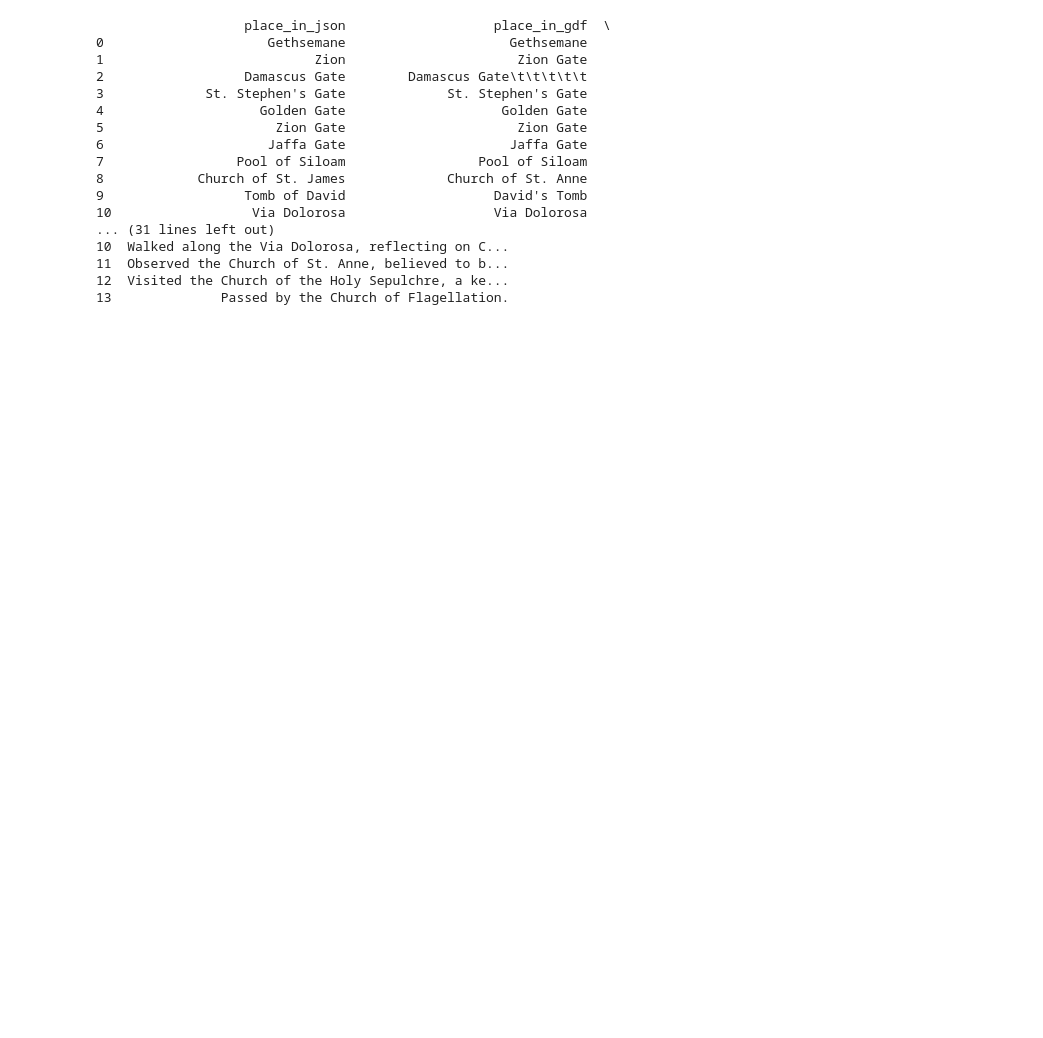
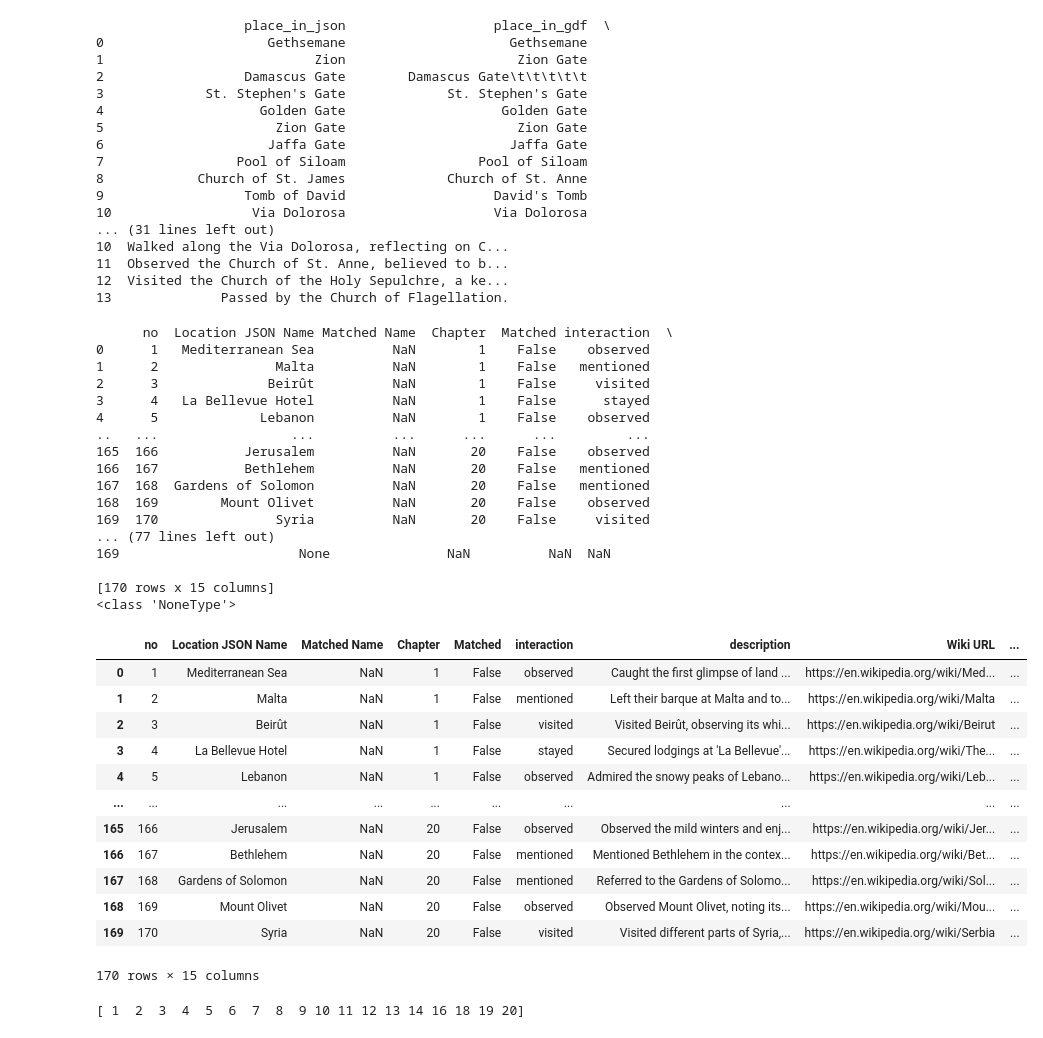
Before and after one commit to jiaming-jiang/FDH-G8, a Jupyter notebook: fuzzymatching_danmap.ipynb, the cells around one changed output. Drawn from its saved outputs; the diff is of its cells as text; code cells hidden in the pictures; blank space fills up the shorter version.

```diff
--- a/fuzzymatching_danmap.ipynb
+++ b/fuzzymatching_danmap.ipynb
@@ -125,3 +114,58 @@ print(best_matches_gdf)
 11  Observed the Church of St. Anne, believed to b...
 12  Visited the Church of the Holy Sepulchre, a ke...
 13              Passed by the Church of Flagellation.
+# %%
+import pandas as pd
+from shapely import wkt
+
+# Replace 'FILEPATH' with the actual file path of the Excel file
+df = pd.read_excel('Data/final.xlsx')
+def convert_to_point(cell):
+    if not pd.isnull(cell):
+        return wkt.loads(str(cell))
+    return None
+
+# Apply the function to the geometry column
+df['Geometry'] = df['Geometry'].apply(convert_to_point)
+
+print(df)
+print(type(df['Geometry'].iloc[0]))
+final_gdf = gpd.GeoDataFrame(df, geometry='Geometry')
+
+# Display the DataFrame
+display(final_gdf)
+# %% [output]
+      no  Location JSON Name Matched Name  Chapter  Matched interaction  \
+0      1   Mediterranean Sea          NaN        1    False    observed
+1      2               Malta          NaN        1    False   mentioned
+2      3              Beirût          NaN        1    False     visited
+3      4   La Bellevue Hotel          NaN        1    False      stayed
+4      5             Lebanon          NaN        1    False    observed
+..   ...                 ...          ...      ...      ...         ...
+165  166           Jerusalem          NaN       20    False    observed
+166  167           Bethlehem          NaN       20    False   mentioned
+167  168  Gardens of Solomon          NaN       20    False   mentioned
+168  169        Mount Olivet          NaN       20    False    observed
+169  170               Syria          NaN       20    False     visited
+... (77 lines left out)
+169                       None               NaN          NaN  NaN
+
+[170 rows x 15 columns]
+<class 'NoneType'>
+|  | no | Location JSON Name | Matched Name | Chapter | Matched | interaction | description | Wiki URL | ... |
+| 0 | 1 | Mediterranean Sea | NaN | 1 | False | observed | Caught the first glimpse of land ... | https://en.wikipedia.org/wiki/Med... | ... |
+| 1 | 2 | Malta | NaN | 1 | False | mentioned | Left their barque at Malta and to... | https://en.wikipedia.org/wiki/Malta | ... |
+| 2 | 3 | Beirût | NaN | 1 | False | visited | Visited Beirût, observing its whi... | https://en.wikipedia.org/wiki/Beirut | ... |
+| 3 | 4 | La Bellevue Hotel | NaN | 1 | False | stayed | Secured lodgings at 'La Bellevue'... | https://en.wikipedia.org/wiki/The... | ... |
+| 4 | 5 | Lebanon | NaN | 1 | False | observed | Admired the snowy peaks of Lebano... | https://en.wikipedia.org/wiki/Leb... | ... |
+| ... | ... | ... | ... | ... | ... | ... | ... | ... | ... |
+| 165 | 166 | Jerusalem | NaN | 20 | False | observed | Observed the mild winters and enj... | https://en.wikipedia.org/wiki/Jer... | ... |
+| 166 | 167 | Bethlehem | NaN | 20 | False | mentioned | Mentioned Bethlehem in the contex... | https://en.wikipedia.org/wiki/Bet... | ... |
+| 167 | 168 | Gardens of Solomon | NaN | 20 | False | mentioned | Referred to the Gardens of Solomo... | https://en.wikipedia.org/wiki/Sol... | ... |
+| 168 | 169 | Mount Olivet | NaN | 20 | False | observed | Observed Mount Olivet, noting its... | https://en.wikipedia.org/wiki/Mou... | ... |
+| 169 | 170 | Syria | NaN | 20 | False | visited | Visited different parts of Syria,... | https://en.wikipedia.org/wiki/Serbia | ... |
+170 rows × 15 columns
+# %%
+print(final_gdf['Chapter'].unique())
+# %% [output]
+[ 1  2  3  4  5  6  7  8  9 10 11 12 13 14 16 18 19 20]
```
Also changed, not shown: parts of 16 cells of this notebook, 18 other files.
